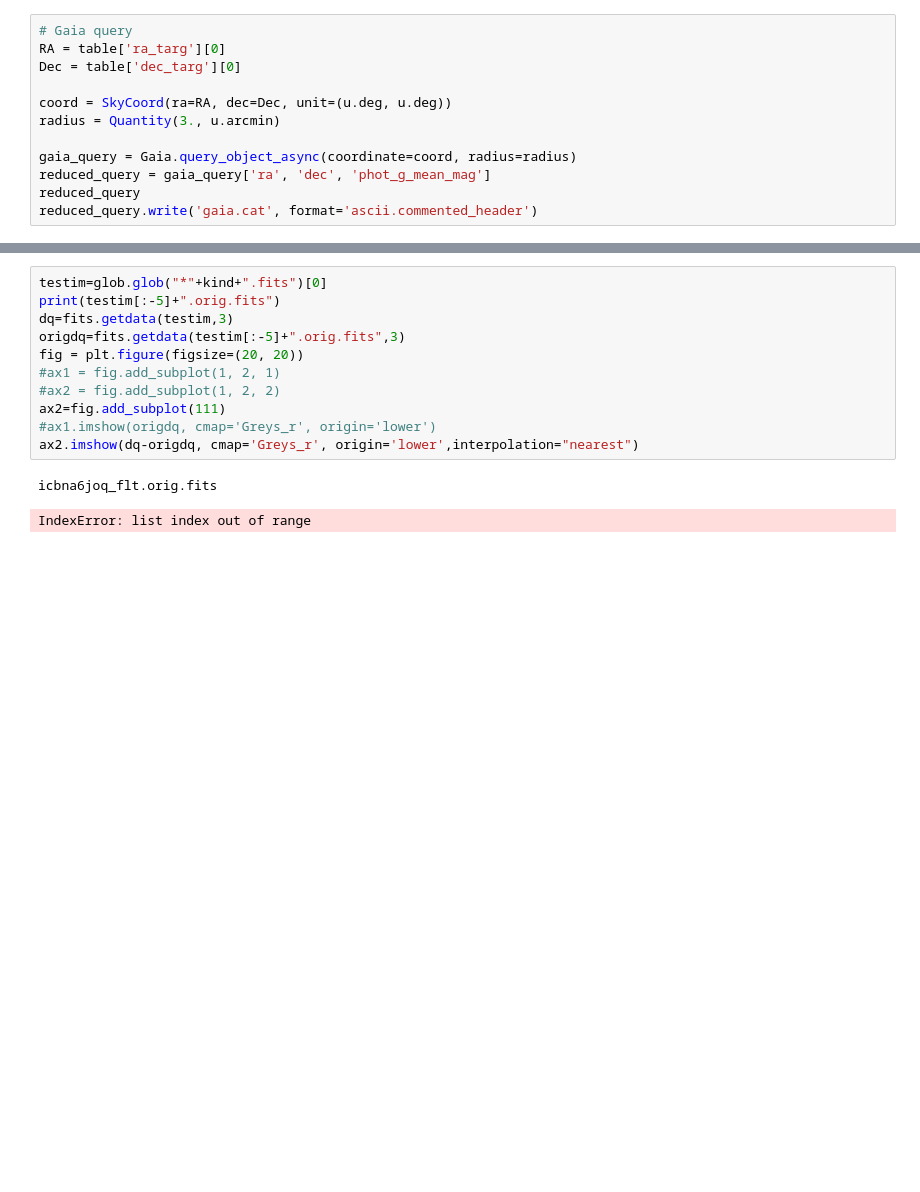
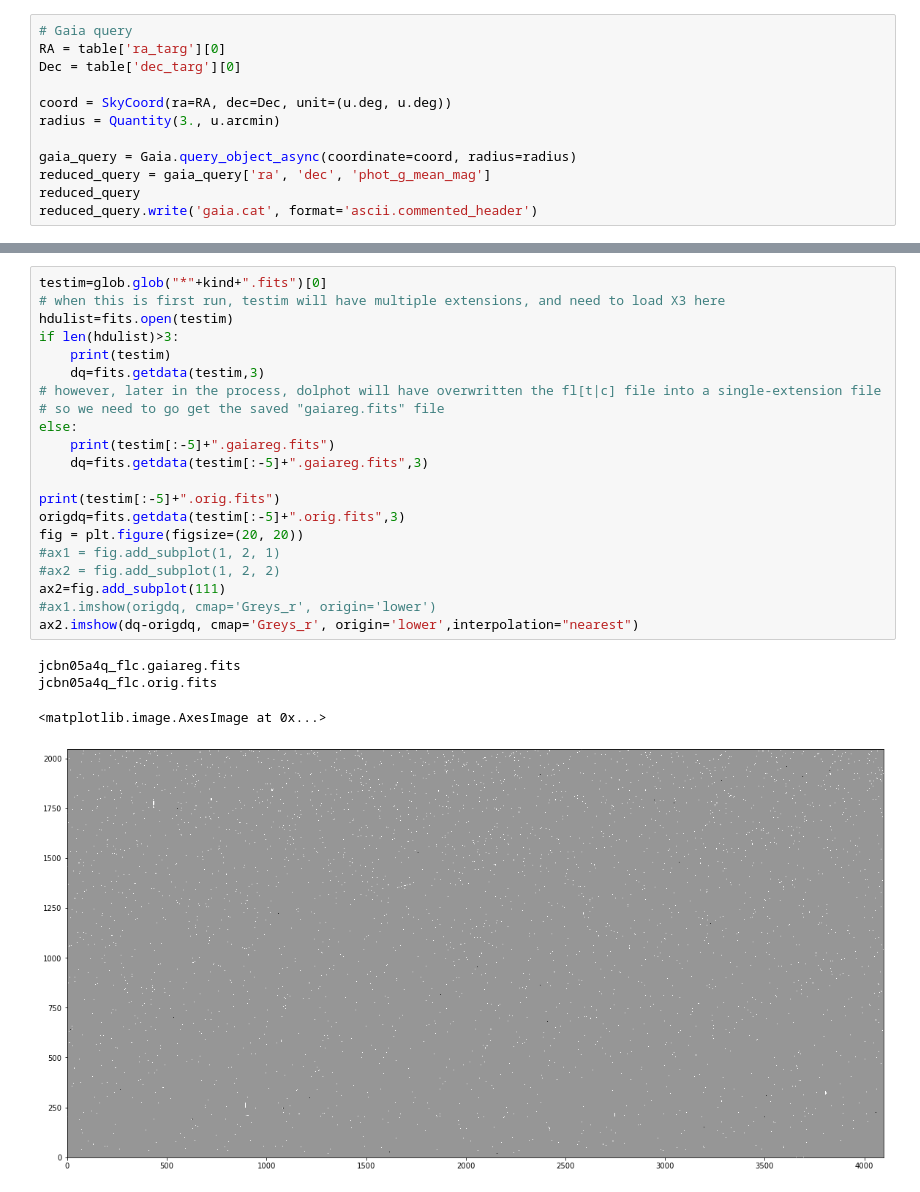
Before and after one commit to indebetouw/magellanic-pms, a Jupyter notebook: n159_photometry/align_drizzle_N159.ipynb, the cells around one changed output, grey strips where cells are left out. Drawn from its saved outputs; the diff is of its cells as text; blank space fills up the shorter version.

Commit message:
run dolphot

```diff
--- a/n159_photometry/align_drizzle_N159.ipynb
+++ b/n159_photometry/align_drizzle_N159.ipynb
@@ -202,14 +161,26 @@ IR [[       nan        nan        nan ...        nan        nan        nan]
 # %%
 testim=glob.glob("*"+kind+".fits")[0]
+# when this is first run, testim will have multiple extensions, and need to load X3 here
+hdulist=fits.open(testim)
+if len(hdulist)>3:
+    print(testim)
+    dq=fits.getdata(testim,3)
+# however, later in the process, dolphot will have overwritten the fl[t|c] file into a single-extension file
+# so we need to go get the saved "gaiareg.fits" file
+else:
+    print(testim[:-5]+".gaiareg.fits")
+    dq=fits.getdata(testim[:-5]+".gaiareg.fits",3)
+
 print(testim[:-5]+".orig.fits")
-dq=fits.getdata(testim,3)
 origdq=fits.getdata(testim[:-5]+".orig.fits",3)
 fig = plt.figure(figsize=(20, 20))
 #ax1 = fig.add_subplot(1, 2, 1)
 #ax2 = fig.add_subplot(1, 2, 2)
 ax2=fig.add_subplot(111)
 #ax1.imshow(origdq, cmap='Greys_r', origin='lower')
 ax2.imshow(dq-origdq, cmap='Greys_r', origin='lower',interpolation="nearest")
 # %% [output]
-icbna6joq_flt.orig.fits
+jcbn05a4q_flc.gaiareg.fits
+jcbn05a4q_flc.orig.fits
-IndexError: list index out of range
+<matplotlib.image.AxesImage at 0x...>
+[figure, added]
```
Also changed, not shown: parts of 7 cells of this notebook, 2 other files.
